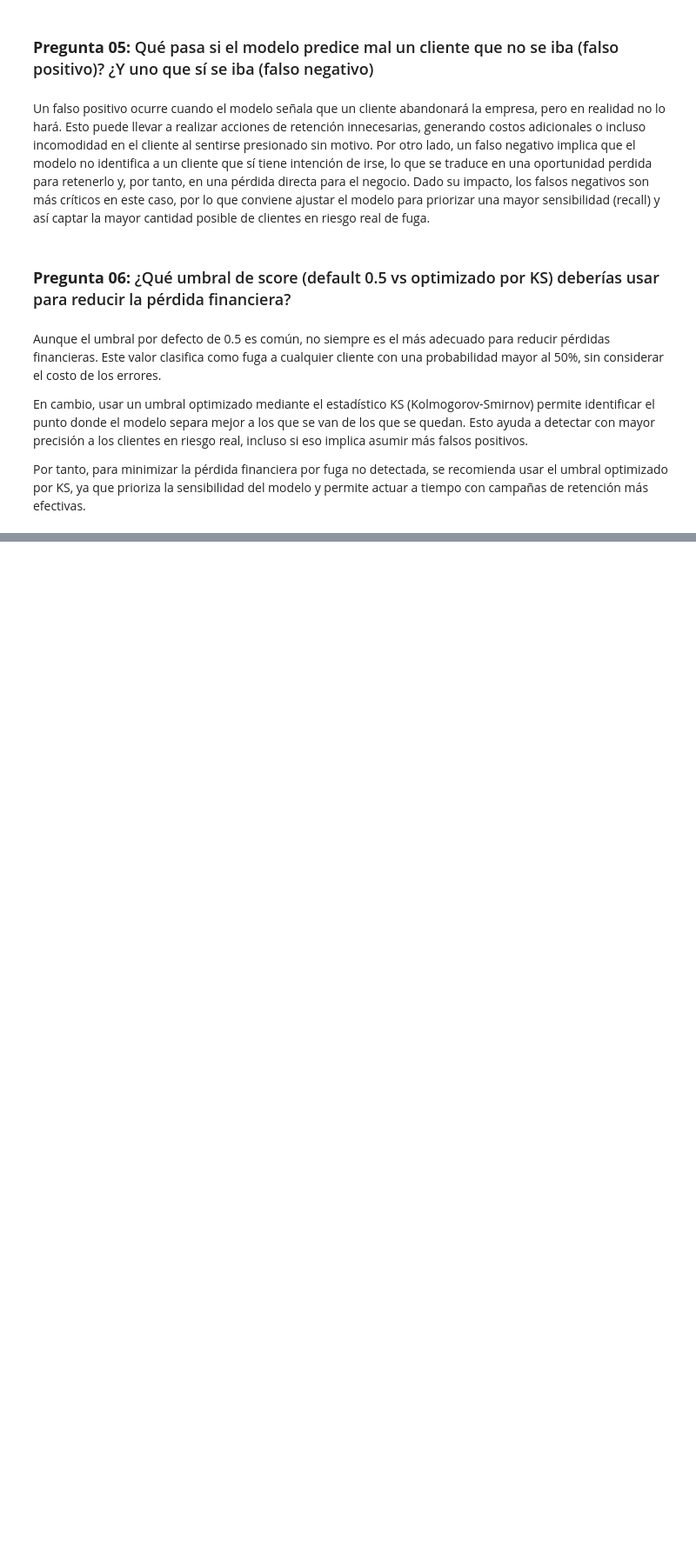
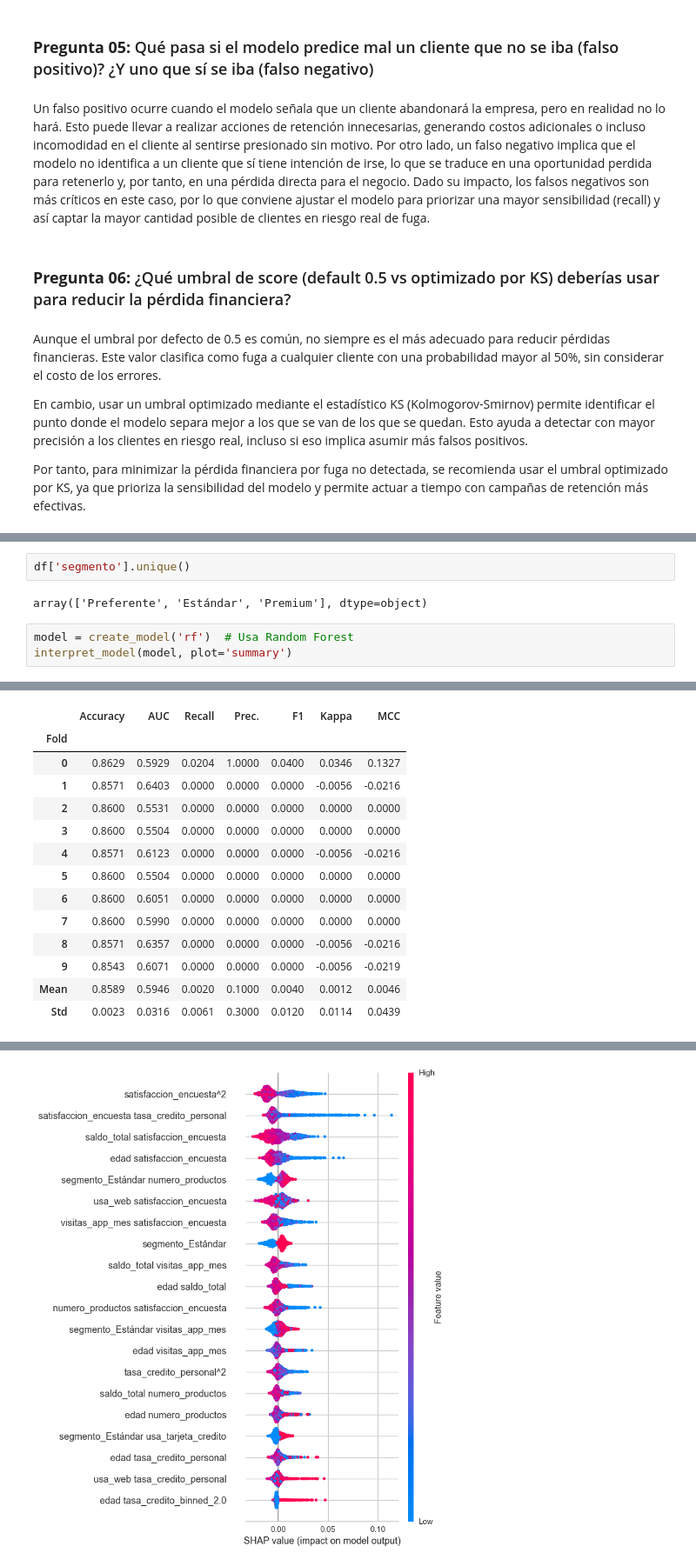
Before and after one commit to jocas16/dmc_mle, a Jupyter notebook: taller02/taller02.ipynb, the cells around one changed output, grey strips where cells are left out. Shown: that part at 87% size. Saved outputs shown, nothing was run; the diff lists cells and outputs as text; blank space fills up the shorter version.

```diff
--- a/taller02/taller02.ipynb
+++ b/taller02/taller02.ipynb
@@ -171,0 +174,8 @@ Por tanto, para minimizar la pérdida financiera por fuga no detectada, se recom
+# %%
+df['segmento'].unique()
+# %% [output]
+array(['Preferente', 'Estándar', 'Premium'], dtype=object)
+# %%
+model = create_model('rf')  # Usa Random Forest
+interpret_model(model, plot='summary')
+# %% [output]
@@ -171,0 +183,14 @@ Por tanto, para minimizar la pérdida financiera por fuga no detectada, se recom
+|  | Accuracy | AUC | Recall | Prec. | F1 | Kappa | MCC |
+| Fold |  |  |  |  |  |  |  |
+| 0 | 0.8629 | 0.5929 | 0.0204 | 1.0000 | 0.0400 | 0.0346 | 0.1327 |
+| 1 | 0.8571 | 0.6403 | 0.0000 | 0.0000 | 0.0000 | -0.0056 | -0.0216 |
+| 2 | 0.8600 | 0.5531 | 0.0000 | 0.0000 | 0.0000 | 0.0000 | 0.0000 |
+| 3 | 0.8600 | 0.5504 | 0.0000 | 0.0000 | 0.0000 | 0.0000 | 0.0000 |
+| 4 | 0.8571 | 0.6123 | 0.0000 | 0.0000 | 0.0000 | -0.0056 | -0.0216 |
+| 5 | 0.8600 | 0.5504 | 0.0000 | 0.0000 | 0.0000 | 0.0000 | 0.0000 |
+| 6 | 0.8600 | 0.6051 | 0.0000 | 0.0000 | 0.0000 | 0.0000 | 0.0000 |
+| 7 | 0.8600 | 0.5990 | 0.0000 | 0.0000 | 0.0000 | 0.0000 | 0.0000 |
+| 8 | 0.8571 | 0.6357 | 0.0000 | 0.0000 | 0.0000 | -0.0056 | -0.0216 |
+| 9 | 0.8543 | 0.6071 | 0.0000 | 0.0000 | 0.0000 | -0.0056 | -0.0219 |
+| Mean | 0.8589 | 0.5946 | 0.0020 | 0.1000 | 0.0040 | 0.0012 | 0.0046 |
+| Std | 0.0023 | 0.0316 | 0.0061 | 0.3000 | 0.0120 | 0.0114 | 0.0439 |
@@ -171,0 +198 @@ Por tanto, para minimizar la pérdida financiera por fuga no detectada, se recom
+[figure, added]
```
Also changed, not shown: parts of 15 cells of this notebook, 1 other file.
